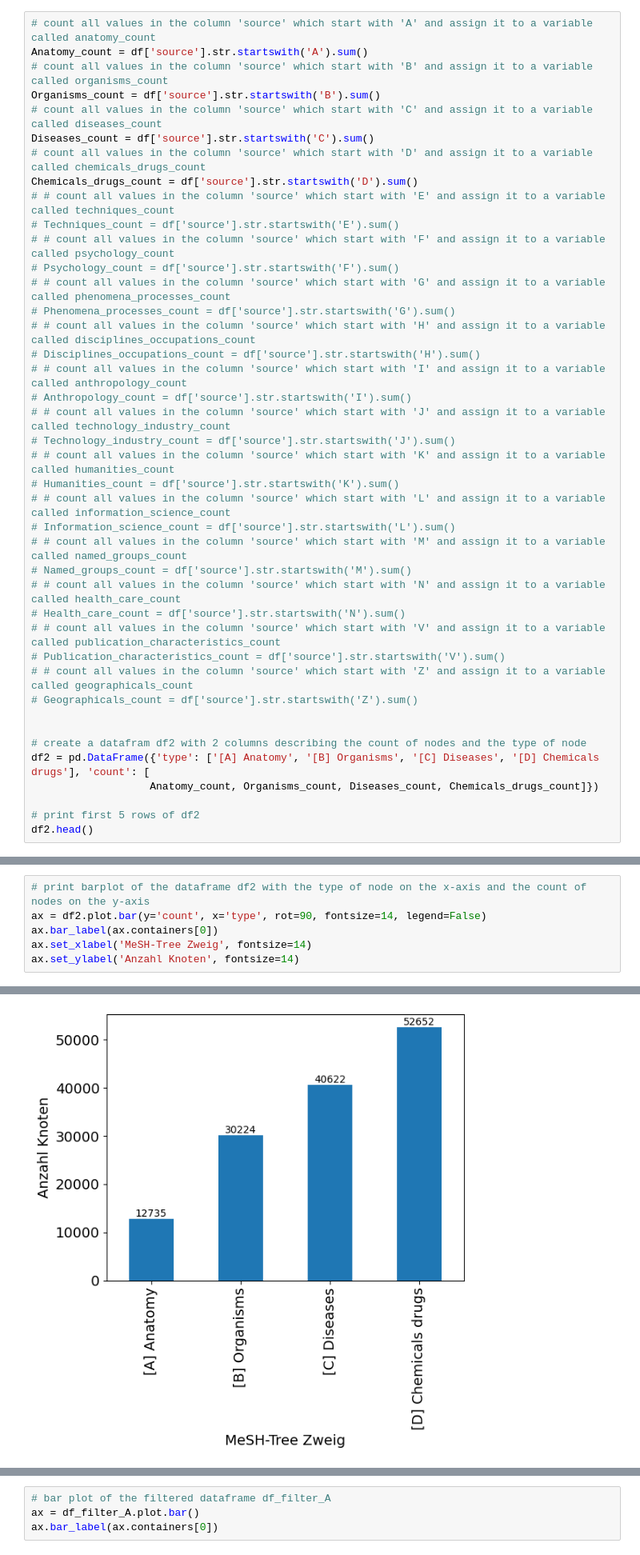
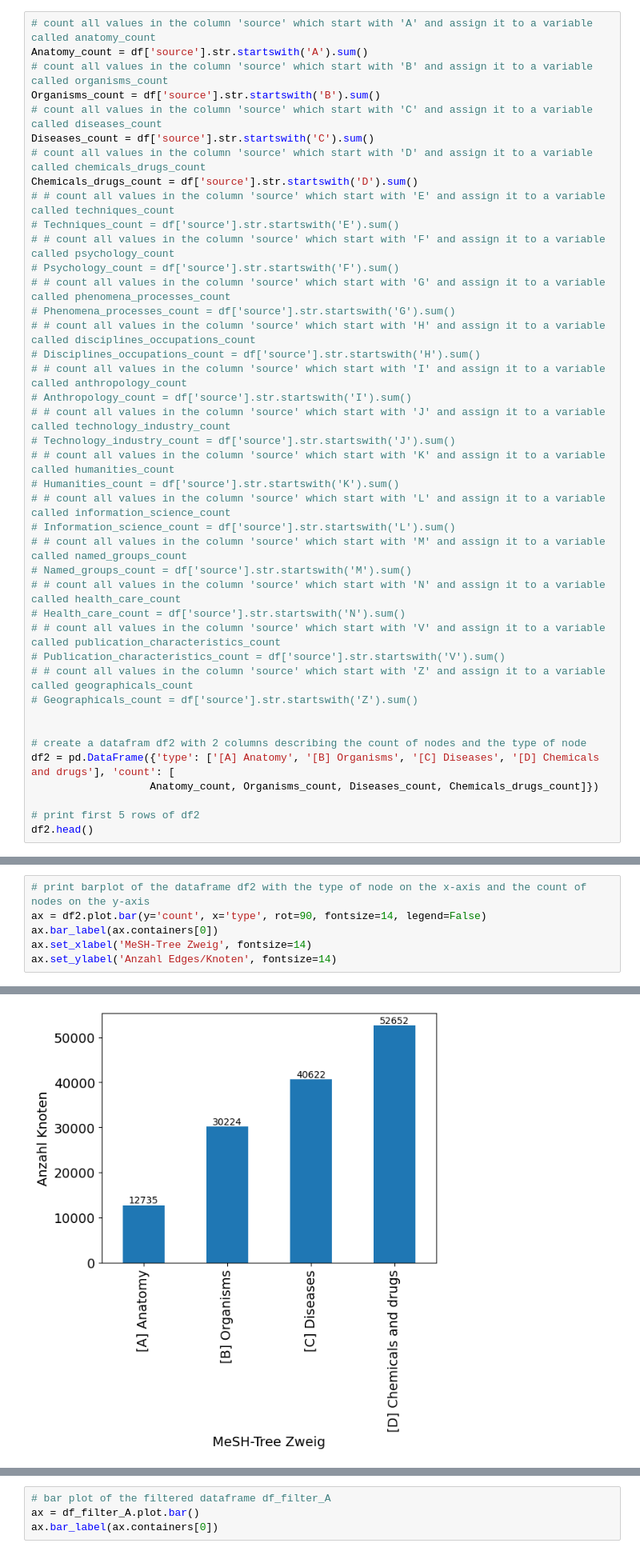
Before and after one commit to hannesbreit/pubmed-scrapper, a Jupyter notebook: descriptive-analysis.ipynb, the cells around one changed output, grey strips where cells are left out. Shown at 80% size. Cells and saved outputs as stored; diff of their text form.

```diff
--- a/descriptive-analysis.ipynb
+++ b/descriptive-analysis.ipynb
@@ -126,7 +126,7 @@ Chemicals_drugs_count = df['source'].str.startswith('D').sum()
 
 
 # create a datafram df2 with 2 columns describing the count of nodes and the type of node
-df2 = pd.DataFrame({'type': ['[A] Anatomy', '[B] Organisms', '[C] Diseases', '[D] Chemicals drugs'], 'count': [
+df2 = pd.DataFrame({'type': ['[A] Anatomy', '[B] Organisms', '[C] Diseases', '[D] Chemicals and drugs'], 'count': [
                    Anatomy_count, Organisms_count, Diseases_count, Chemicals_drugs_count]})
 
 # print first 5 rows of df2
@@ -140,12 +140,12 @@ df2.head()
 # %%
 # print barplot of the dataframe df2 with the type of node on the x-axis and the count of nodes on the y-axis
 ax = df2.plot.bar(y='count', x='type', rot=90, fontsize=14, legend=False)
 ax.bar_label(ax.containers[0])
 ax.set_xlabel('MeSH-Tree Zweig', fontsize=14)
-ax.set_ylabel('Anzahl Knoten', fontsize=14)
+ax.set_ylabel('Anzahl Edges/Knoten', fontsize=14)
 # %% [output]
 Text(0, 0.5, 'Anzahl Knoten')
-[figure, old version]
+[figure, new version]
 # %%
 # filter the dataframe df for all entries exactly from beginning with A and followed by two digits and is only 3 characters long and count the number of entries for each type of source node
 regex = r'^A\d{2}$'
```
Also changed, not shown: parts of 3 cells of this notebook, 1 other file.
